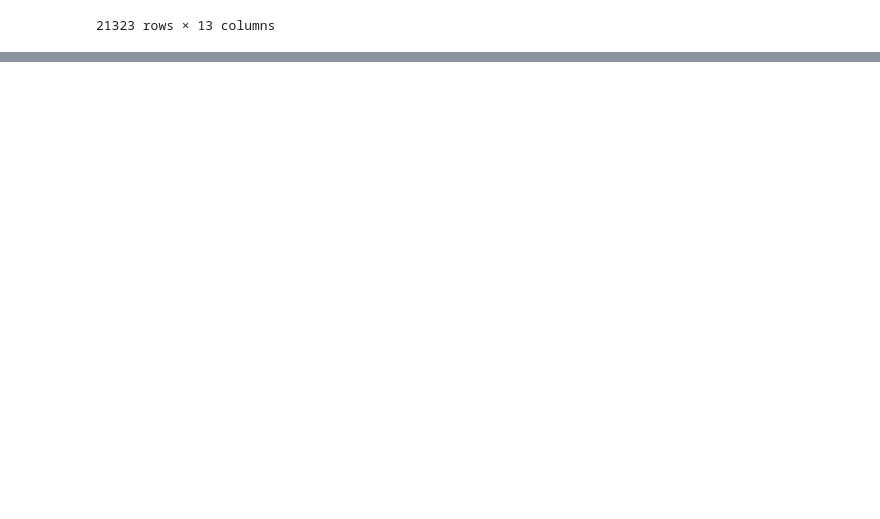
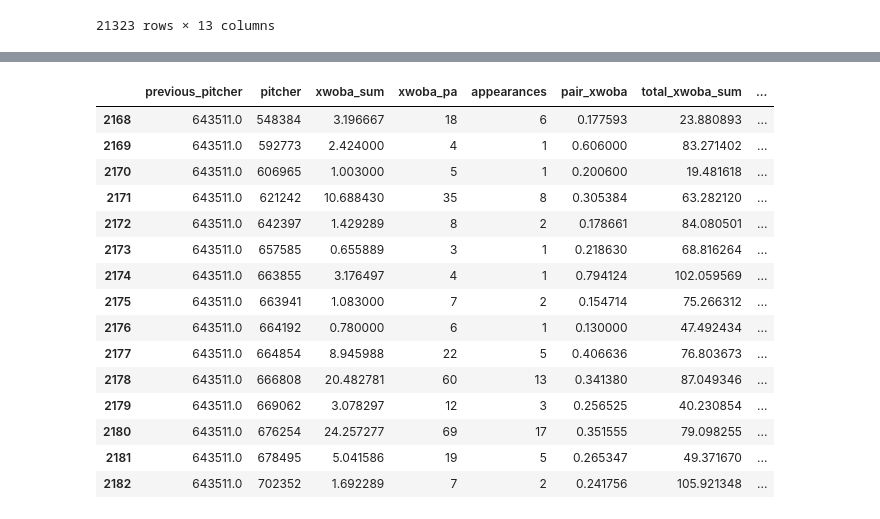
Before and after one commit to mrmellors/pitcher-sequencing, a Jupyter notebook: notebooks/data_prep.ipynb, the cells around one changed output, grey strips where cells are left out. Saved outputs shown, nothing was run; the diff lists cells and outputs as text; code cells hidden in the pictures; blank space fills up the shorter version.

```diff
--- a/notebooks/data_prep.ipynb
+++ b/notebooks/data_prep.ipynb
@@ -287,0 +411,23 @@ df[(df["game_pk"] == 813074) & (df["pitcher"] == 596133)]
+# %%
+pitcher_names = (
+    appearances[["pitcher", "player_name"]]
+    .drop_duplicates())
+
+pitcher_pairs = pitcher_pairs.merge(
+    pitcher_names,
+    on="pitcher",
+    how="left"
+)
+
+previous_pitcher_names = pitcher_names.rename(
+    columns={
+        "pitcher": "previous_pitcher",
+        "player_name": "previous_pitcher_name"
+    }
+)
+
+pitcher_pairs = pitcher_pairs.merge(
+    previous_pitcher_names,
+    on="previous_pitcher",
+    how="left"
+)
@@ -287,0 +546,19 @@ df[(df["game_pk"] == 813074) & (df["pitcher"] == 596133)]
+# %%
+pitcher_pairs[pitcher_pairs['previous_pitcher_name'] == "Rogers, Tyler"]
+# %% [output]
+|  | previous_pitcher | pitcher | xwoba_sum | xwoba_pa | appearances | pair_xwoba | total_xwoba_sum | ... |
+| 2168 | 643511.0 | 548384 | 3.196667 | 18 | 6 | 0.177593 | 23.880893 | ... |
+| 2169 | 643511.0 | 592773 | 2.424000 | 4 | 1 | 0.606000 | 83.271402 | ... |
+| 2170 | 643511.0 | 606965 | 1.003000 | 5 | 1 | 0.200600 | 19.481618 | ... |
+| 2171 | 643511.0 | 621242 | 10.688430 | 35 | 8 | 0.305384 | 63.282120 | ... |
+| 2172 | 643511.0 | 642397 | 1.429289 | 8 | 2 | 0.178661 | 84.080501 | ... |
+| 2173 | 643511.0 | 657585 | 0.655889 | 3 | 1 | 0.218630 | 68.816264 | ... |
+| 2174 | 643511.0 | 663855 | 3.176497 | 4 | 1 | 0.794124 | 102.059569 | ... |
+| 2175 | 643511.0 | 663941 | 1.083000 | 7 | 2 | 0.154714 | 75.266312 | ... |
+| 2176 | 643511.0 | 664192 | 0.780000 | 6 | 1 | 0.130000 | 47.492434 | ... |
+| 2177 | 643511.0 | 664854 | 8.945988 | 22 | 5 | 0.406636 | 76.803673 | ... |
+| 2178 | 643511.0 | 666808 | 20.482781 | 60 | 13 | 0.341380 | 87.049346 | ... |
+| 2179 | 643511.0 | 669062 | 3.078297 | 12 | 3 | 0.256525 | 40.230854 | ... |
+| 2180 | 643511.0 | 676254 | 24.257277 | 69 | 17 | 0.351555 | 79.098255 | ... |
+| 2181 | 643511.0 | 678495 | 5.041586 | 19 | 5 | 0.265347 | 49.371670 | ... |
+| 2182 | 643511.0 | 702352 | 1.692289 | 7 | 2 | 0.241756 | 105.921348 | ... |
```
Also changed, not shown: parts of 24 cells of this notebook.
